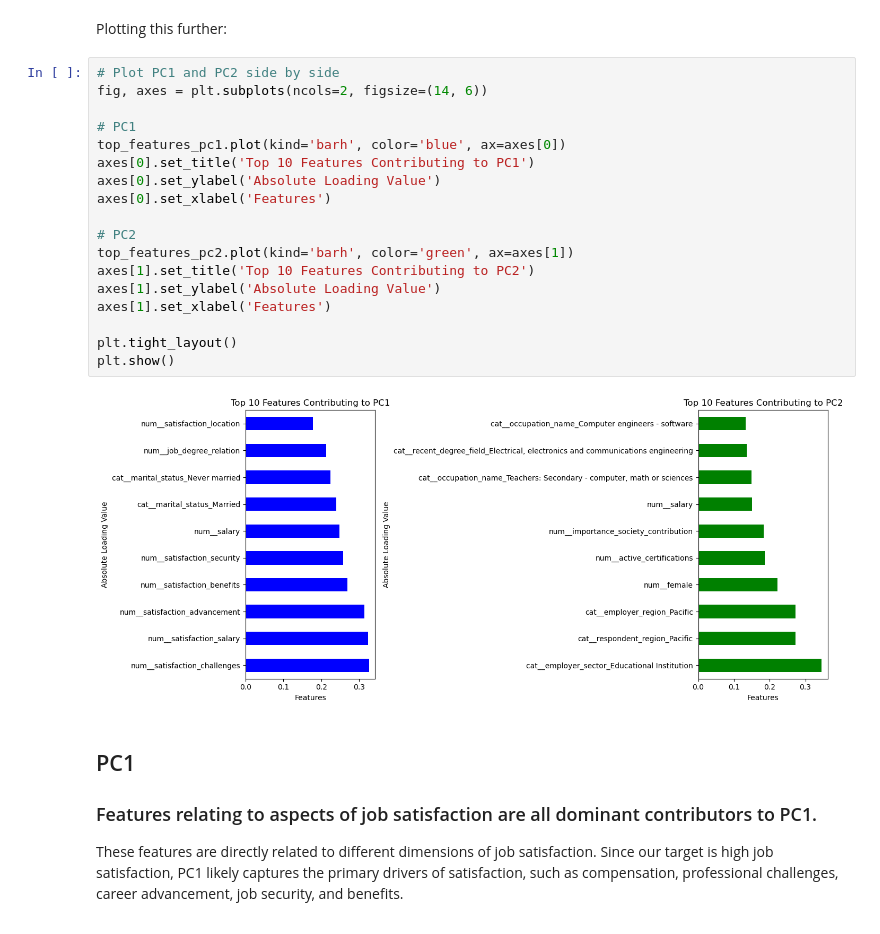
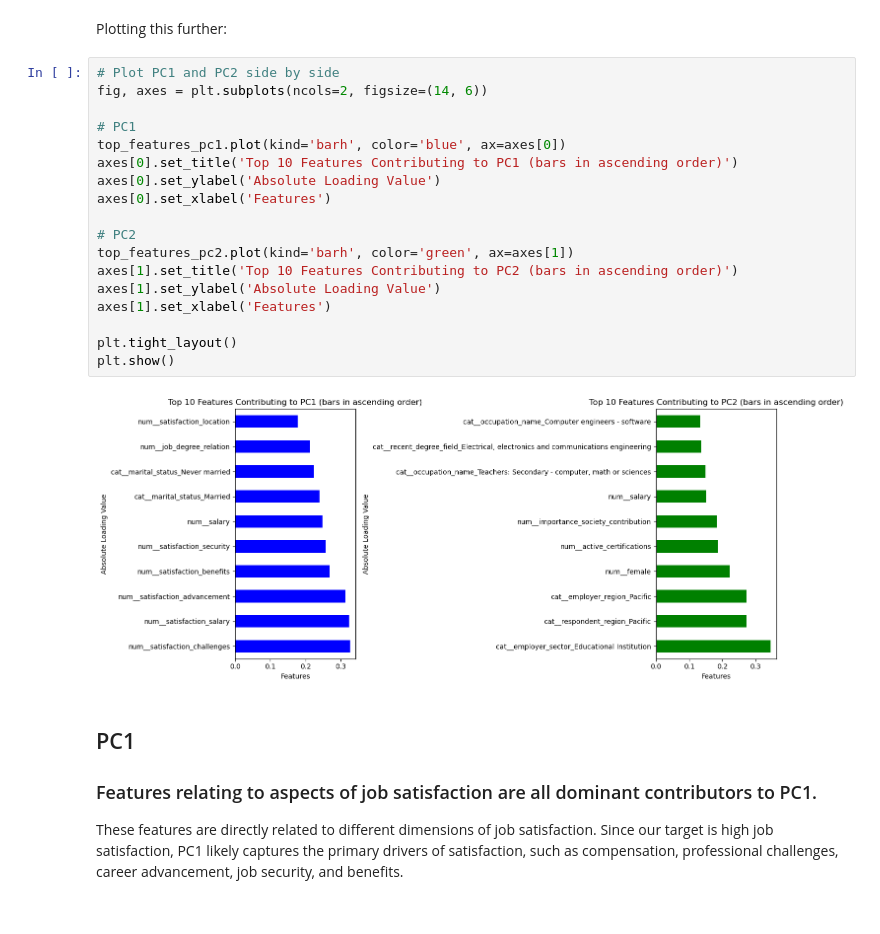
Before and after one commit to nivi-prasad-1/Predicting-Job-Satisfaction, a Jupyter notebook: notebooks/05 Model 1: Decision Tree.ipynb, the cells around one changed output. Cells and saved outputs as stored; diff of their text form.

Commit message:
Edit to PCA plot

```diff
--- a/notebooks/05 Model 1: Decision Tree.ipynb
+++ b/notebooks/05 Model 1: Decision Tree.ipynb
@@ -250,23 +250,23 @@ Plotting this further:
 # %%
 # Plot PC1 and PC2 side by side
 fig, axes = plt.subplots(ncols=2, figsize=(14, 6))
 
 # PC1
 top_features_pc1.plot(kind='barh', color='blue', ax=axes[0])
-axes[0].set_title('Top 10 Features Contributing to PC1')
+axes[0].set_title('Top 10 Features Contributing to PC1 (bars in ascending order)')
 axes[0].set_ylabel('Absolute Loading Value')
 axes[0].set_xlabel('Features')
 
 # PC2
 top_features_pc2.plot(kind='barh', color='green', ax=axes[1])
-axes[1].set_title('Top 10 Features Contributing to PC2')
+axes[1].set_title('Top 10 Features Contributing to PC2 (bars in ascending order)')
 axes[1].set_ylabel('Absolute Loading Value')
 axes[1].set_xlabel('Features')
 
 plt.tight_layout()
 plt.show()
 # %% [output]
-[figure, old version]
+[figure, new version]
 # %% [markdown]
 ## PC1
 
```
